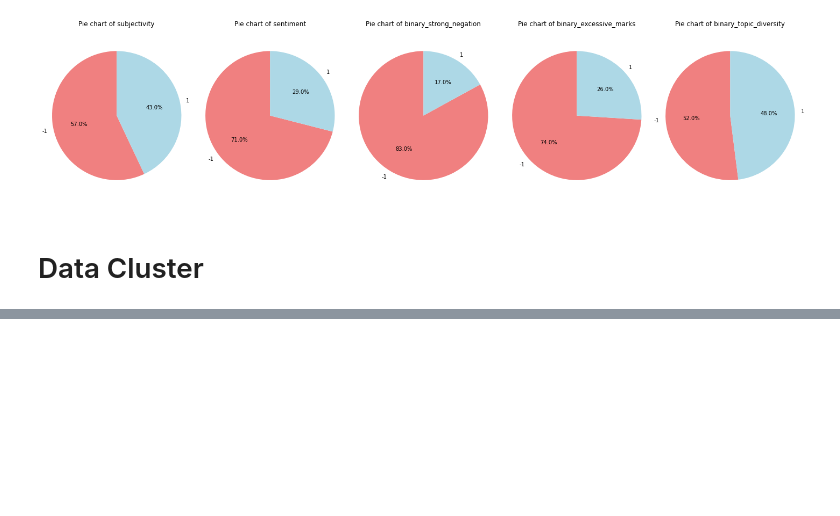
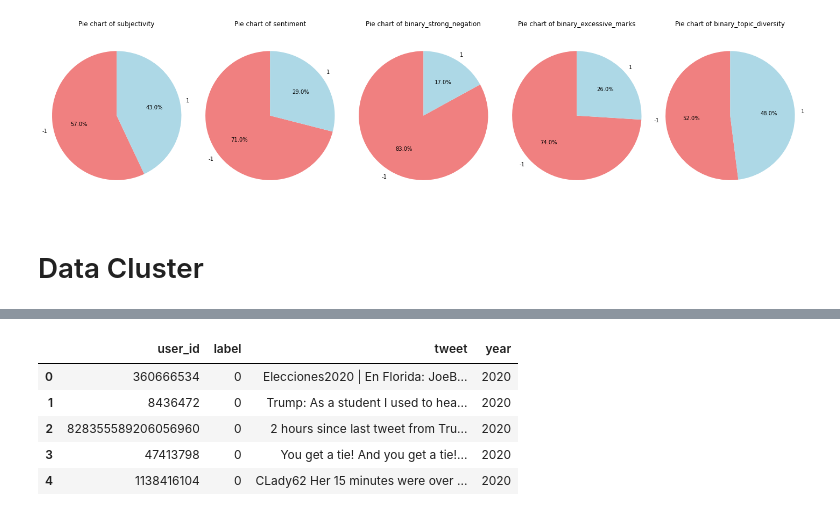
Before and after one commit to HaoyuFu2/DSC180B_Twitter_Political_Analysis, a Jupyter notebook: project_demo.ipynb, the cells around one changed output, grey strips where cells are left out. Cells and saved outputs as stored; diff of their text form; code cells hidden in the pictures; blank space fills up the shorter version.

```diff
--- a/project_demo.ipynb
+++ b/project_demo.ipynb
@@ -128,0 +99,14 @@ Accuracy: 0.8
+# %%
+predict_df = predicted_new_data[['user_id','label','cleaned_tweets']]
+predict_df['year'] = 2020
+predict_df = predict_df.rename(columns={'cleaned_tweets':'tweet'})
+predict_df = predict_df[predict_df['user_id'].notna()]
+predict_df['user_id'] = predict_df['user_id'].astype(int)
+predict_df.head()
+# %% [output]
+|  | user_id | label | tweet | year |
+| 0 | 360666534 | 0 | Elecciones2020 | En Florida: JoeB... | 2020 |
+| 1 | 8436472 | 0 | Trump: As a student I used to hea... | 2020 |
+| 2 | 828355589206056960 | 0 | 2 hours since last tweet from Tru... | 2020 |
+| 3 | 47413798 | 0 | You get a tie! And you get a tie!... | 2020 |
+| 4 | 1138416104 | 0 | CLady62 Her 15 minutes were over ... | 2020 |
```
Also changed, not shown: parts of 14 cells of this notebook, 14 other files.
